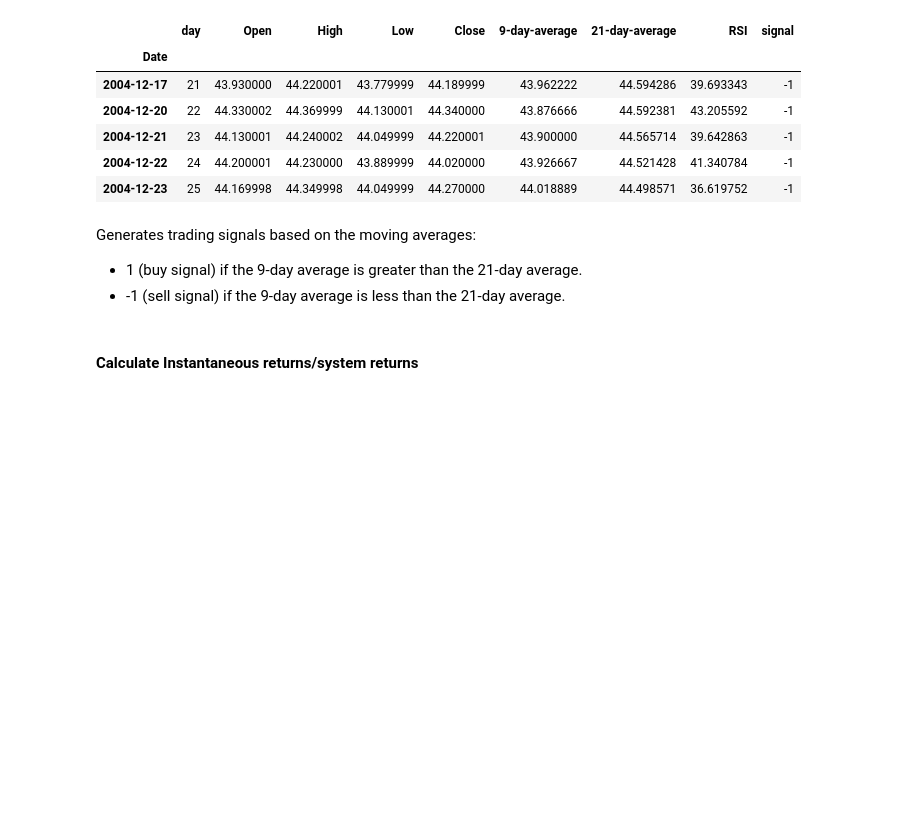
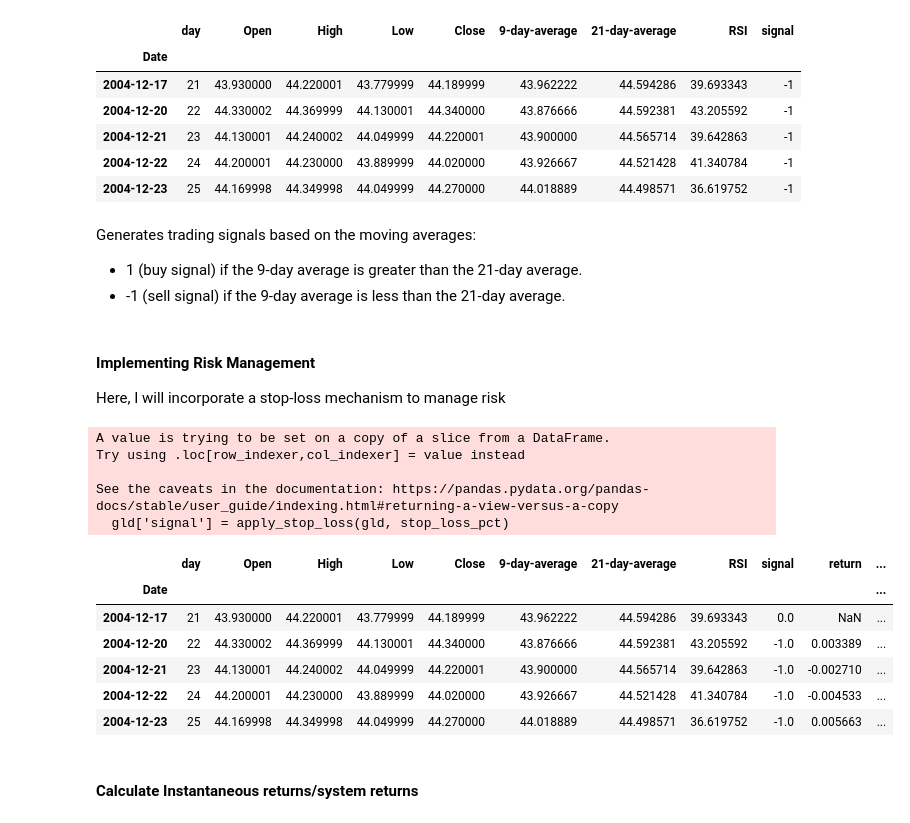
Before and after one commit to giahienpham/momentum_trading_strategy, a Jupyter notebook: momentum_algorithmic.ipynb, the cells around one changed output. Saved outputs shown, nothing was run; the diff lists cells and outputs as text; code cells hidden in the pictures; blank space fills up the shorter version.

Commit message:
Incorporate a stop-loss mechanism to manage risk

```diff
--- a/momentum_algorithmic.ipynb
+++ b/momentum_algorithmic.ipynb
@@ -128,6 +128,38 @@ See the caveats in the documentation: https://pandas.pydata.org/pandas-docs/stab
 Generates trading signals based on the moving averages:
 * 1 (buy signal) if the 9-day average is greater than the 21-day average.
 * -1 (sell signal) if the 9-day average is less than the 21-day average.
+# %% [markdown]
+#### Implementing Risk Management
+Here, I will incorporate a stop-loss mechanism to manage risk
+# %%
+stop_loss_pct = 0.02
+
+def apply_stop_loss(data, stop_loss_pct):
+    stop_loss = np.zeros(data.shape[0])
+    max_price = data['Close'][0]
+    for i in range(1, len(data)):
+        if data['signal'][i-1] == 1:
+            max_price = max(max_price, data['Close'][i])
+            stop_loss[i] = -1 if data['Close'][i] < max_price * (1 - stop_loss_pct) else data['signal'][i]
+        else:
+            stop_loss[i] = data['signal'][i]
+    return stop_loss
+
+gld['signal'] = apply_stop_loss(gld, stop_loss_pct)
+gld.head()
+# %% [output]
+A value is trying to be set on a copy of a slice from a DataFrame.
+Try using .loc[row_indexer,col_indexer] = value instead
+
+See the caveats in the documentation: https://pandas.pydata.org/pandas-docs/stable/user_guide/indexing.html#returning-a-view-versus-a-copy
+  gld['signal'] = apply_stop_loss(gld, stop_loss_pct)
+|  | day | Open | High | Low | Close | 9-day-average | 21-day-average | RSI | signal | return | ... |
+| Date |  |  |  |  |  |  |  |  |  |  | ... |
+| 2004-12-17 | 21 | 43.930000 | 44.220001 | 43.779999 | 44.189999 | 43.962222 | 44.594286 | 39.693343 | 0.0 | NaN | ... |
+| 2004-12-20 | 22 | 44.330002 | 44.369999 | 44.130001 | 44.340000 | 43.876666 | 44.592381 | 43.205592 | -1.0 | 0.003389 | ... |
+| 2004-12-21 | 23 | 44.130001 | 44.240002 | 44.049999 | 44.220001 | 43.900000 | 44.565714 | 39.642863 | -1.0 | -0.002710 | ... |
+| 2004-12-22 | 24 | 44.200001 | 44.230000 | 43.889999 | 44.020000 | 43.926667 | 44.521428 | 41.340784 | -1.0 | -0.004533 | ... |
+| 2004-12-23 | 25 | 44.169998 | 44.349998 | 44.049999 | 44.270000 | 44.018889 | 44.498571 | 36.619752 | -1.0 | 0.005663 | ... |
 # %% [markdown]
 #### Calculate Instantaneous returns/system returns
 # %% [markdown]
```
